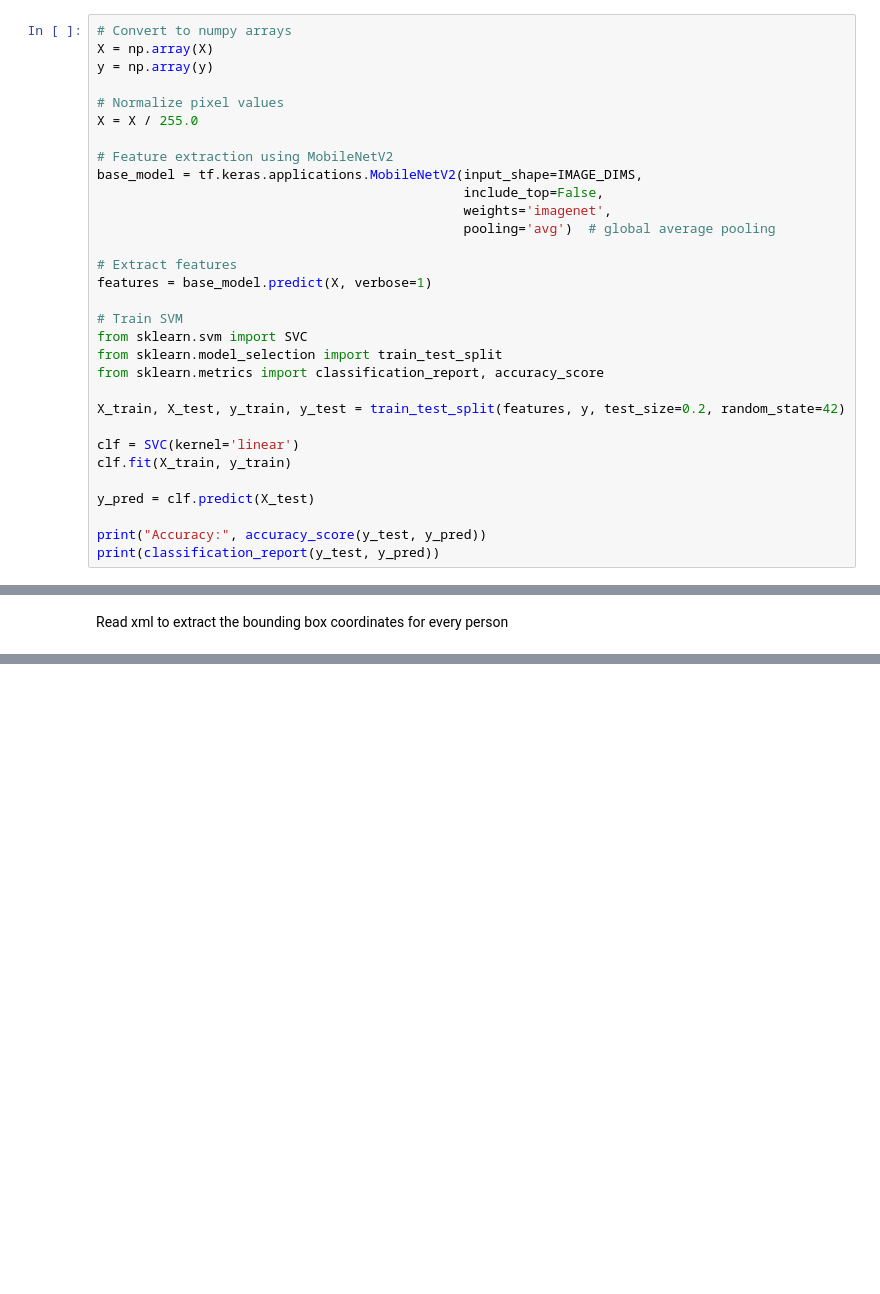
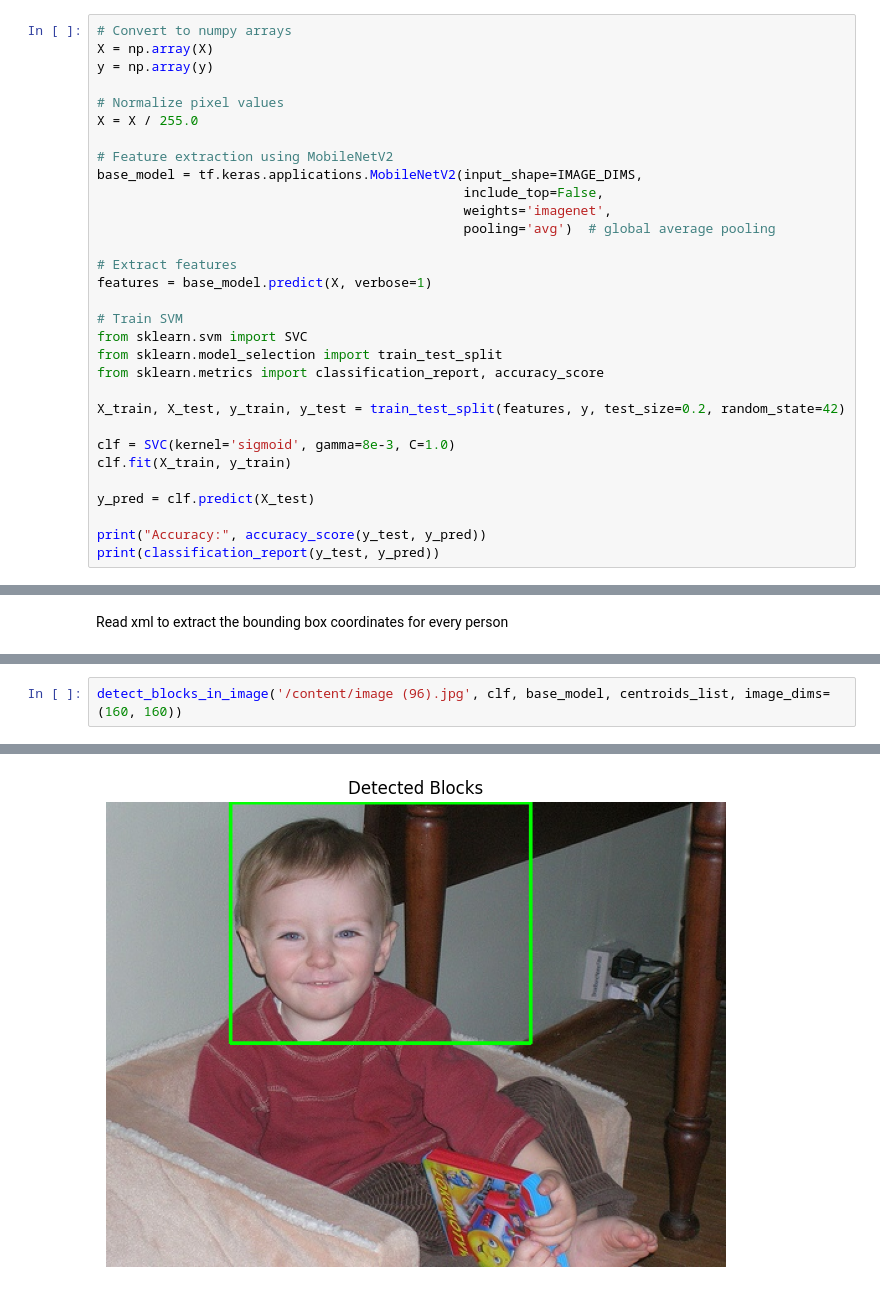
Before and after one commit to KayalvizhiT513/MobileNet-FeatureExtraction-HumanDetection, a Jupyter notebook: Training_Mobile_net.ipynb, the cells around one changed output, grey strips where cells are left out. Saved outputs shown, nothing was run; the diff lists cells and outputs as text; blank space fills up the shorter version.

```diff
--- a/Training_Mobile_net.ipynb
+++ b/Training_Mobile_net.ipynb
@@ -114,7 +114,7 @@ from sklearn.metrics import classification_report, accuracy_score
 
 X_train, X_test, y_train, y_test = train_test_split(features, y, test_size=0.2, random_state=42)
 
-clf = SVC(kernel='linear')
+clf = SVC(kernel='sigmoid', gamma=8e-3, C=1.0)
 clf.fit(X_train, y_train)
 
 y_pred = clf.predict(X_test)
@@ -236,0 +407,3 @@ Read xml to extract the bounding box coordinates for every person
+# %%
+detect_blocks_in_image('/content/image (96).jpg', clf, base_model, centroids_list, image_dims=(160, 160))
+# %% [output]
@@ -236,0 +427 @@ Read xml to extract the bounding box coordinates for every person
+[figure, added]
```
Also changed, not shown: parts of 20 cells of this notebook.
